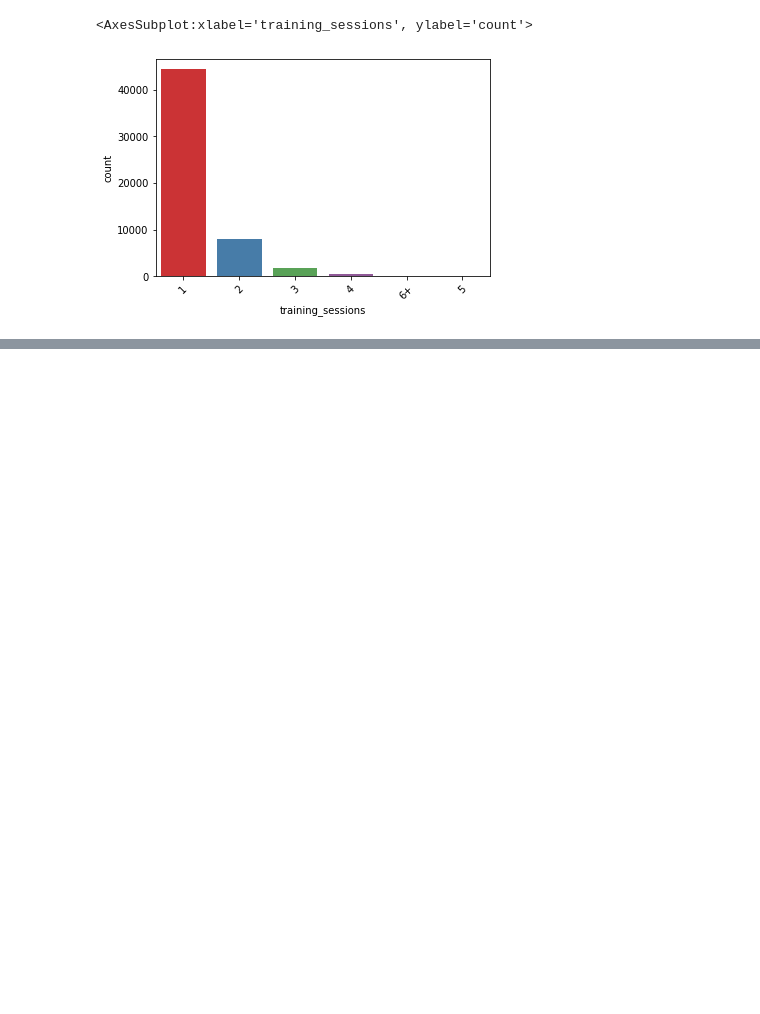
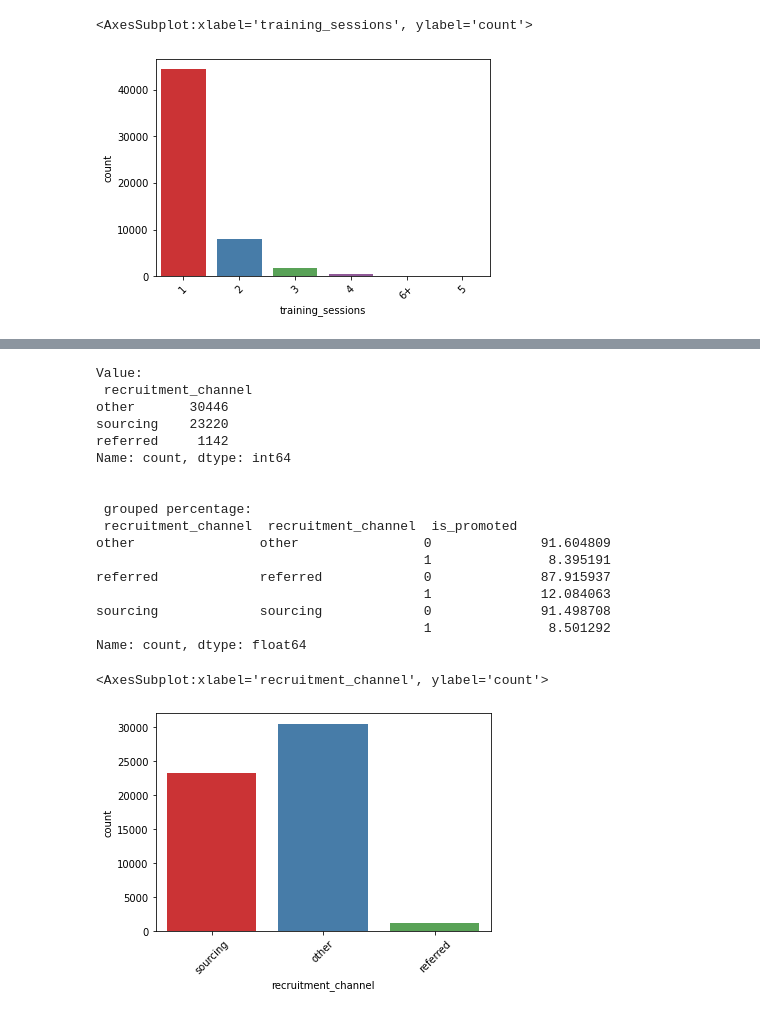
Before and after one commit to BLorenzoF/HR-Classification-XGboost, a Jupyter notebook: Variable Analysis.ipynb, the cells around one changed output, grey strips where cells are left out. Saved outputs shown, nothing was run; the diff lists cells and outputs as text; code cells hidden in the pictures; blank space fills up the shorter version.

```diff
--- a/Variable Analysis.ipynb
+++ b/Variable Analysis.ipynb
@@ -102,0 +148,23 @@ Name: count, dtype: float64
+# %%
+analisis("recruitment_channel",data)
+ploteo("recruitment_channel",data)
+# %% [output]
+Value:
+ recruitment_channel
+other       30446
+sourcing    23220
+referred     1142
+Name: count, dtype: int64
+
+
+ grouped percentage:
+ recruitment_channel  recruitment_channel  is_promoted
+other                other                0              91.604809
+                                          1               8.395191
+referred             referred             0              87.915937
+                                          1              12.084063
+sourcing             sourcing             0              91.498708
+                                          1               8.501292
+Name: count, dtype: float64
+<AxesSubplot:xlabel='recruitment_channel', ylabel='count'>
+[figure, added]
```
Also changed, not shown: parts of 6 cells of this notebook, 1 other file.
